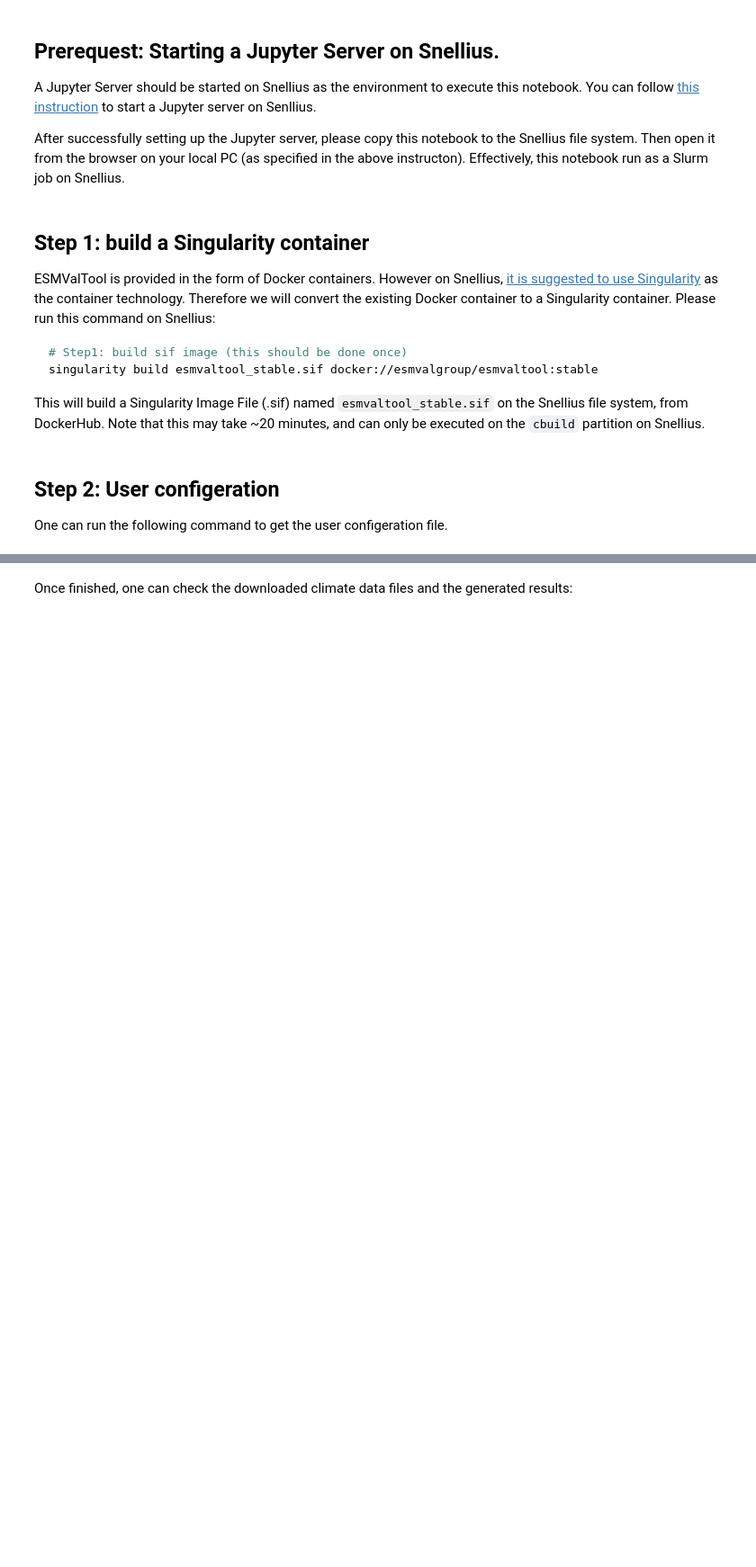
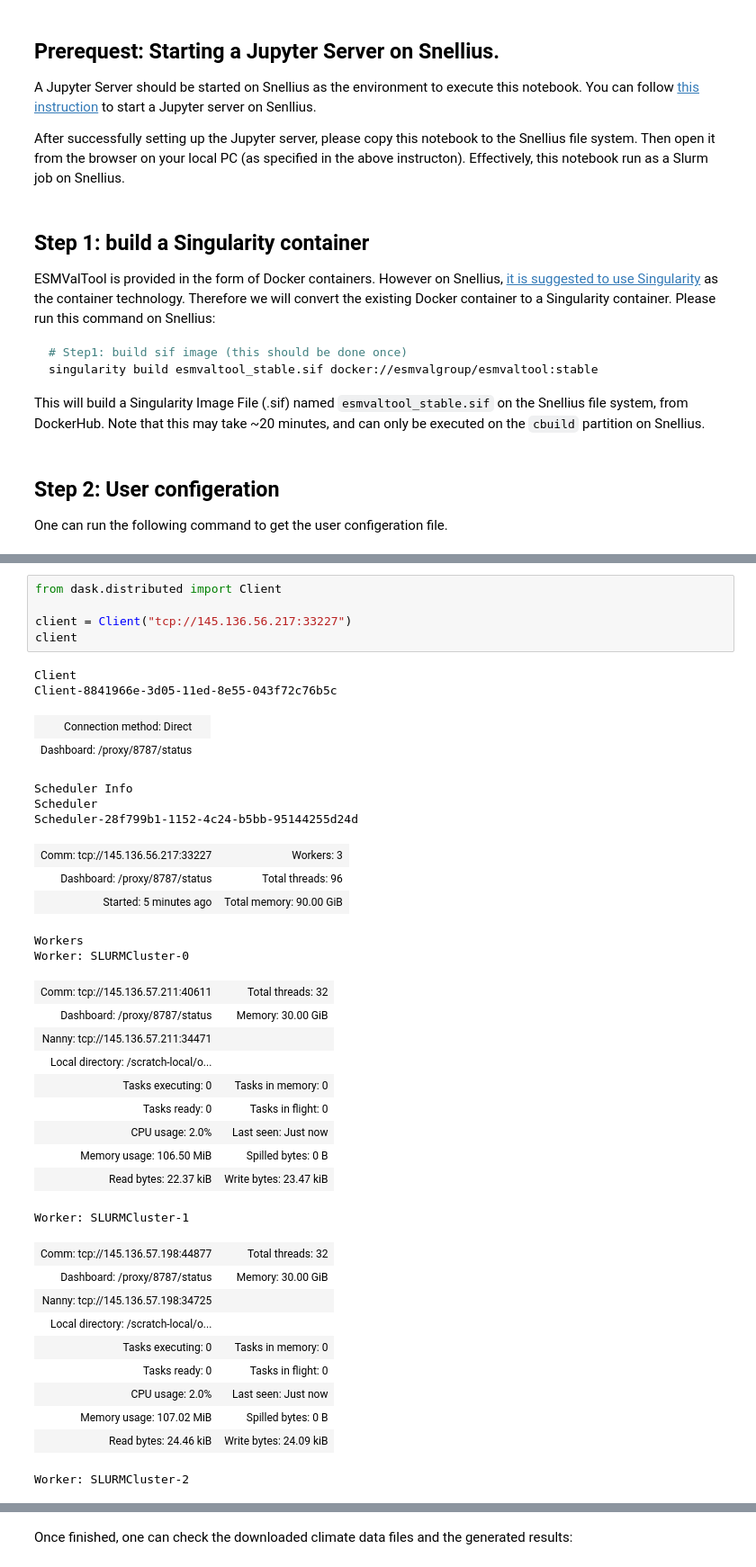
Before and after one commit to RS-DAT/2022-10-10-rs-dat-demo, a Jupyter notebook: notebooks/04-esmvaltool-singularity.ipynb, the cells around one changed output, grey strips where cells are left out. Shown: that part at 90% size. Saved outputs shown, nothing was run; the diff lists cells and outputs as text; blank space fills up the shorter version.

Commit message:
dask_clusters_run_singularity

```diff
--- a/notebooks/04-esmvaltool-singularity.ipynb
+++ b/notebooks/04-esmvaltool-singularity.ipynb
@@ -56,0 +32,38 @@ http://www.esmvaltool.org
+# %%
+from dask.distributed import Client
+
+client = Client("tcp://145.136.56.217:33227")
+client
+# %% [output]
+Client
+Client-8841966e-3d05-11ed-8e55-043f72c76b5c
+| Connection method: Direct |  |
+| Dashboard: /proxy/8787/status |  |
+Scheduler Info
+Scheduler
+Scheduler-28f799b1-1152-4c24-b5bb-95144255d24d
+| Comm: tcp://145.136.56.217:33227 | Workers: 3 |
+| Dashboard: /proxy/8787/status | Total threads: 96 |
+| Started: 5 minutes ago | Total memory: 90.00 GiB |
+Workers
+Worker: SLURMCluster-0
+| Comm: tcp://145.136.57.211:40611 | Total threads: 32 |
+| Dashboard: /proxy/8787/status | Memory: 30.00 GiB |
+| Nanny: tcp://145.136.57.211:34471 |  |
+| Local directory: /scratch-local/o... |  |
+| Tasks executing: 0 | Tasks in memory: 0 |
+| Tasks ready: 0 | Tasks in flight: 0 |
+| CPU usage: 2.0% | Last seen: Just now |
+| Memory usage: 106.50 MiB | Spilled bytes: 0 B |
+| Read bytes: 22.37 kiB | Write bytes: 23.47 kiB |
+Worker: SLURMCluster-1
+| Comm: tcp://145.136.57.198:44877 | Total threads: 32 |
+| Dashboard: /proxy/8787/status | Memory: 30.00 GiB |
+| Nanny: tcp://145.136.57.198:34725 |  |
+| Local directory: /scratch-local/o... |  |
+| Tasks executing: 0 | Tasks in memory: 0 |
+| Tasks ready: 0 | Tasks in flight: 0 |
+| CPU usage: 2.0% | Last seen: Just now |
+| Memory usage: 107.02 MiB | Spilled bytes: 0 B |
+| Read bytes: 24.46 kiB | Write bytes: 24.09 kiB |
+Worker: SLURMCluster-2
```
Also changed, not shown: parts of 9 cells of this notebook.
